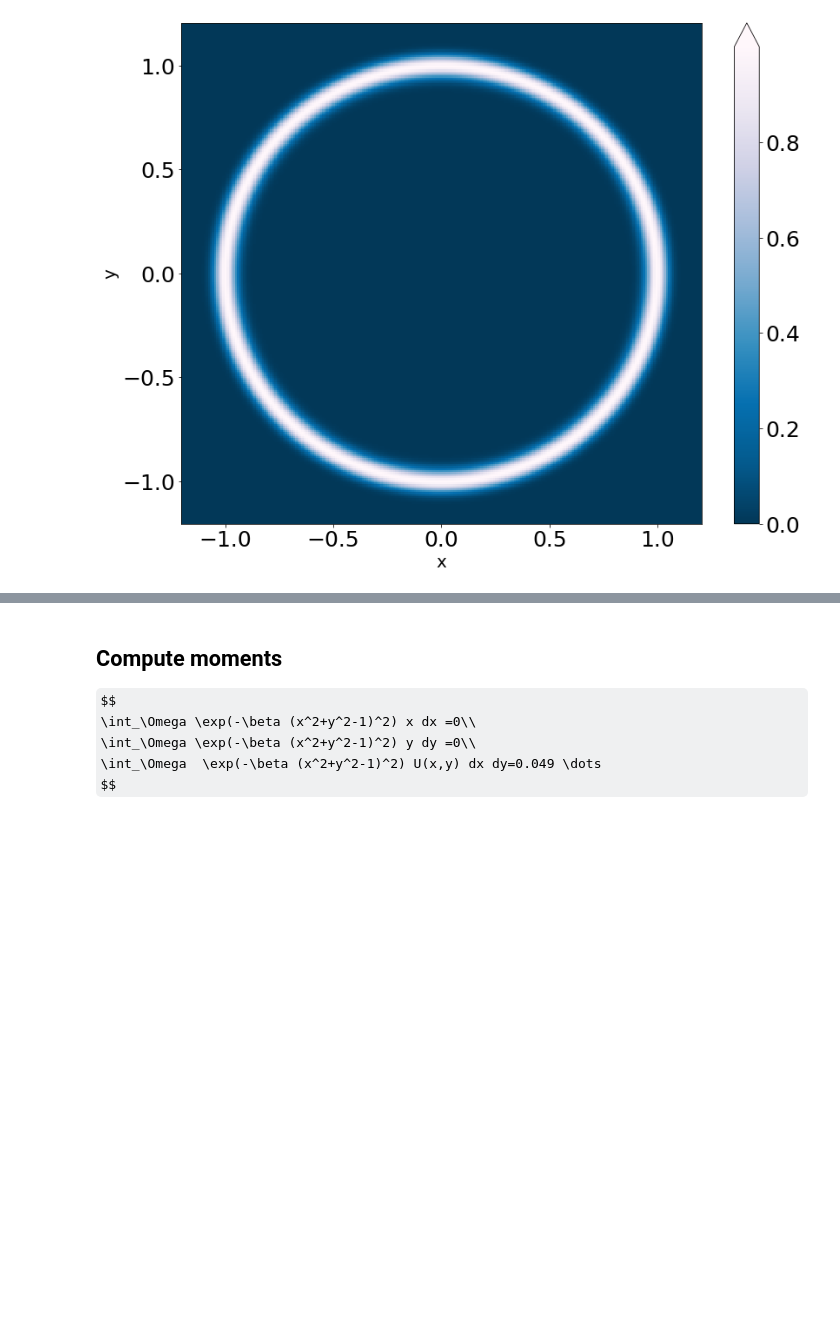
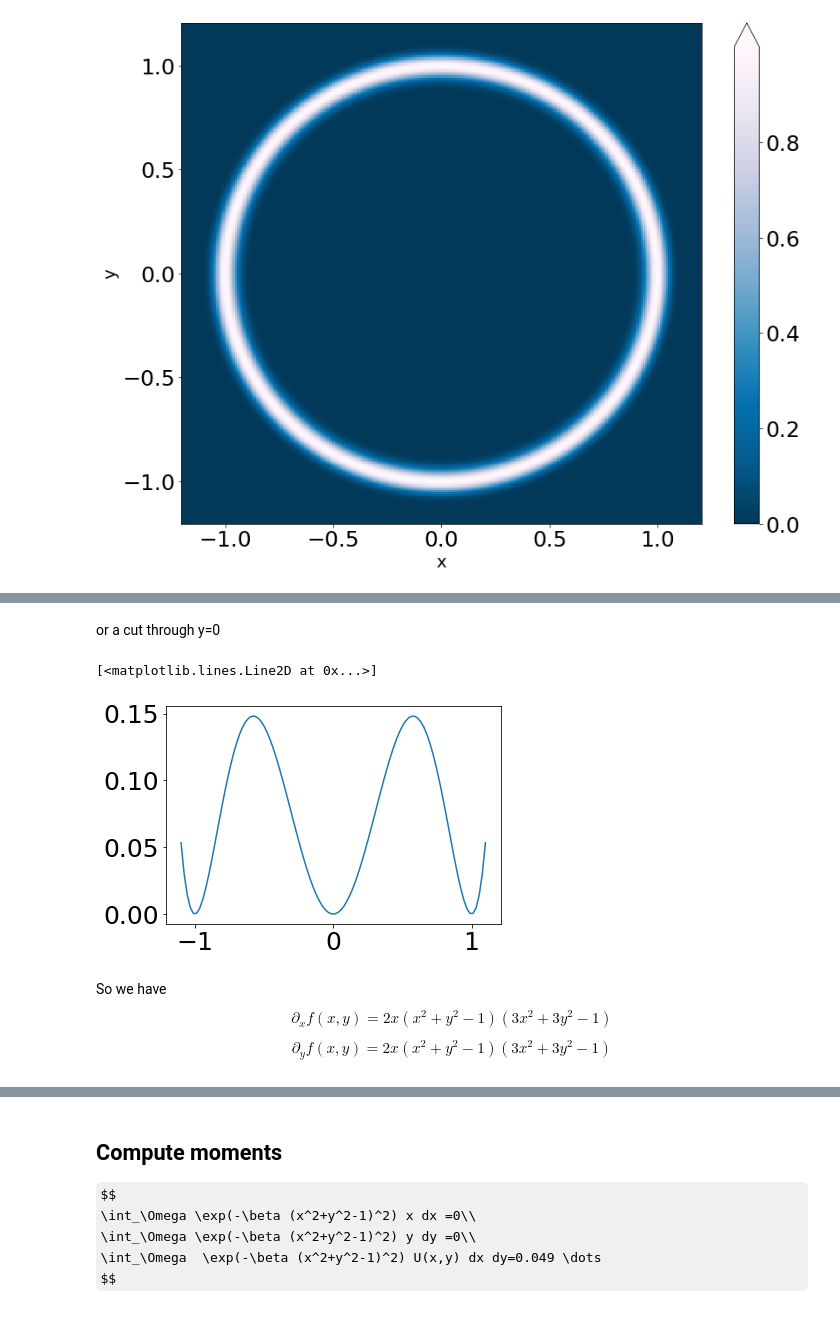
Before and after one commit to alixsleroy/Stepupyourgame, a Jupyter notebook: eddie/visualisations/plot_accuracy_2d.ipynb, the cells around one changed output, grey strips where cells are left out. Drawn from its saved outputs; the diff is of its cells as text; code cells hidden in the pictures; some formulas as TeX source; blank space fills up the shorter version.

```diff
--- a/eddie/visualisations/plot_accuracy_2d.ipynb
+++ b/eddie/visualisations/plot_accuracy_2d.ipynb
@@ -102,0 +171,20 @@ fig.savefig("figures/anisotropic_2d_plot.eps")
+# %% [markdown]
+or a cut through y=0
+# %%
+s=np.linspace(-1.1,1.1,100)
+def getf(x,y):
+    return ((x**2+y**2-1)**2)*(x**2+y**2)
+
+plt.plot(s,getf(s,0))
+# %% [output]
+[<matplotlib.lines.Line2D at 0x...>]
+[figure, added]
+# %% [markdown]
+So we have
+$$
+\partial_x f(x,y)=2x (x^2+y^2-1)(3x^2+3y^2-1)
+$$
+
+$$
+\partial_y f(x,y)=2x (x^2+y^2-1)(3x^2+3y^2-1)
+$$
```
Also changed, not shown: parts of 12 cells of this notebook, 6 other files.
